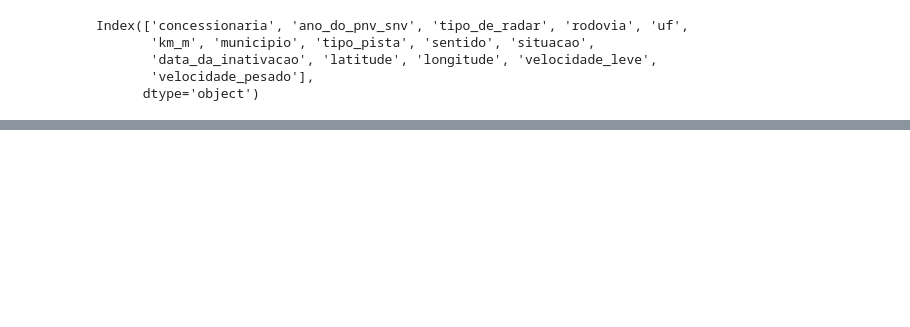
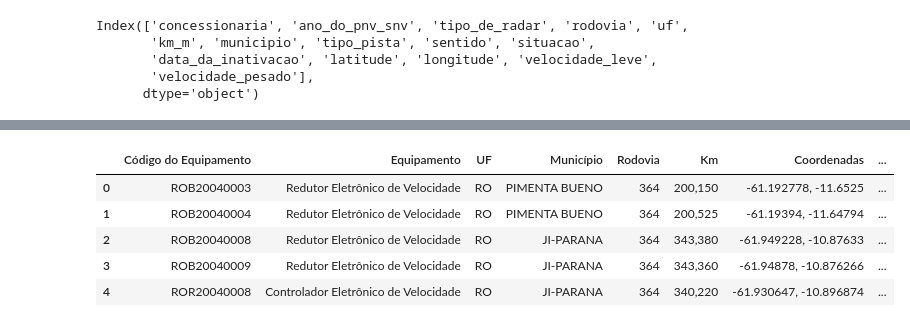
Before and after one commit to adrianop/dataScience, a Jupyter notebook: tratamento_local_radares.ipynb, the cells around one changed output, grey strips where cells are left out. Drawn from its saved outputs; the diff is of its cells as text; code cells hidden in the pictures; blank space fills up the shorter version.

```diff
--- a/tratamento_local_radares.ipynb
+++ b/tratamento_local_radares.ipynb
@@ -122,3 +119,13 @@ for _, row in df_antt.iterrows():
 
 # Salva e/ou exibe o mapa
 mapa.save('radares_antt.html')
+# %%
+df_dnit = pd.read_excel("dados/loc_radar/dnit.xlsx")
+df_dnit.head()
+# %% [output]
+|  | Código do Equipamento | Equipamento | UF | Município | Rodovia | Km | Coordenadas | ... |
+| 0 | ROB20040003 | Redutor Eletrônico de Velocidade | RO | PIMENTA BUENO | 364 | 200,150 | -61.192778, -11.6525 | ... |
+| 1 | ROB20040004 | Redutor Eletrônico de Velocidade | RO | PIMENTA BUENO | 364 | 200,525 | -61.19394, -11.64794 | ... |
+| 2 | ROB20040008 | Redutor Eletrônico de Velocidade | RO | JI-PARANA | 364 | 343,380 | -61.949228, -10.87633 | ... |
+| 3 | ROB20040009 | Redutor Eletrônico de Velocidade | RO | JI-PARANA | 364 | 343,360 | -61.94878, -10.876266 | ... |
+| 4 | ROR20040008 | Controlador Eletrônico de Velocidade | RO | JI-PARANA | 364 | 340,220 | -61.930647, -10.896874 | ... |
```
Also changed, not shown: parts of 15 cells of this notebook, 5 other files.
